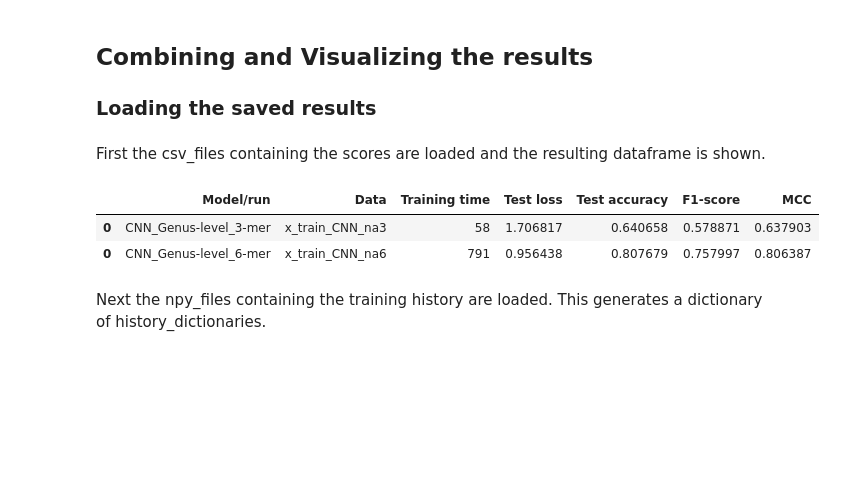
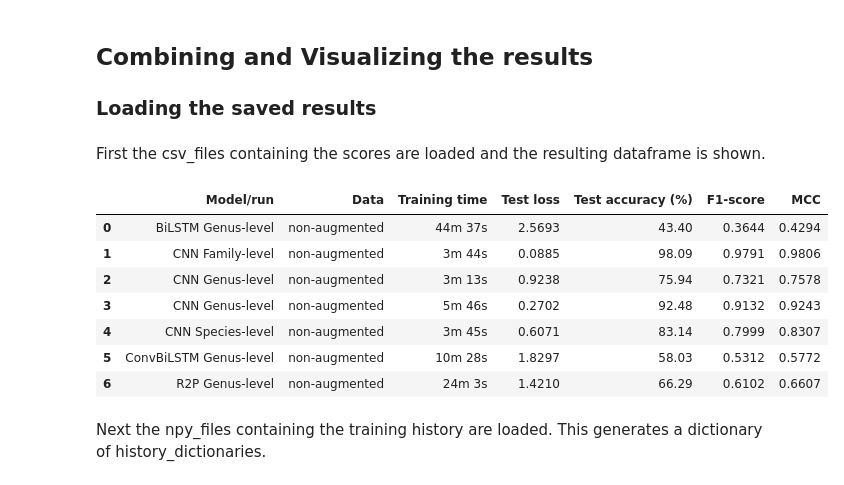
Before and after one commit to Lab-Vankerschaver/16S-ML-models, a Jupyter notebook: models_notebook.ipynb, the cells around one changed output. Cells and saved outputs as stored; diff of their text form; code cells hidden in the pictures; blank space fills up the shorter version.

```diff
--- a/models_notebook.ipynb
+++ b/models_notebook.ipynb
@@ -917,11 +920,58 @@ for filename in files:
 
 # converting content to one data frame
 score_df = pd.concat(content)
-score_df
-# %% [output]
-|  | Model/run | Data | Training time | Test loss | Test accuracy | F1-score | MCC |
-| 0 | CNN_Genus-level_3-mer | x_train_CNN_na3 | 58 | 1.706817 | 0.640658 | 0.578871 | 0.637903 |
-| 0 | CNN_Genus-level_6-mer | x_train_CNN_na6 | 791 | 0.956438 | 0.807679 | 0.757997 | 0.806387 |
+# %%
+# ----------------------------------------------------------------------------------
+# Functions for cleaning the dataframe
+def clean_model_name(cell):
+    name = cell.split('_')
+    if name[1] == 'spe':
+        name[1] = 'Species-level'
+    elif name[1] == 'gen':
+        name[1] = 'Genus-level'
+    else:
+        name[1] = 'Family-level'
+
+    return ' '.join(name[:2])
+
+def clean_data_name(cell):
+    name = cell.split('_')
+    if name[-1][:2] == 'na':
+        name = 'non-augmented'
+    else:
+        name = 'augmented'
+
+    return name
+
+def clean_time(cell):
+    hour = cell // 60
+    mins = cell % 60
+    return str(hour) + 'm ' + str(mins) + 's'
+
+# ----------------------------------------------------------------------------------
+
+# making a copy of the dataframe to clean
+clean_df = score_df.copy().sort_values('Model/run').reset_index().iloc[: , 1:]
+# applying the cleaning functions
+clean_df['Model/run'] = clean_df['Model/run'].apply(lambda x: clean_model_name(x))
+clean_df['Data'] = clean_df['Data'].apply(lambda x: clean_data_name(x))
+clean_df['Training time'] = clean_df['Training time'].apply(lambda x: clean_time(x))
+# rounding the float values
+clean_df[['Test loss', 'Test accuracy', 'F1-score', 'MCC']] = clean_df[['Test loss', 'Test accuracy', 'F1-score', 'MCC']].round(4)
+# converting test accuracy to percentage
+clean_df['Test accuracy'] = clean_df['Test accuracy'].apply(lambda x: x*100)
+clean_df = clean_df.rename(columns={"Test accuracy":"Test accuracy (%)"})
+
+clean_df
+# %% [output]
+|  | Model/run | Data | Training time | Test loss | Test accuracy (%) | F1-score | MCC |
+| 0 | BiLSTM Genus-level | non-augmented | 44m 37s | 2.5693 | 43.40 | 0.3644 | 0.4294 |
+| 1 | CNN Family-level | non-augmented | 3m 44s | 0.0885 | 98.09 | 0.9791 | 0.9806 |
+| 2 | CNN Genus-level | non-augmented | 3m 13s | 0.9238 | 75.94 | 0.7321 | 0.7578 |
+| 3 | CNN Genus-level | non-augmented | 5m 46s | 0.2702 | 92.48 | 0.9132 | 0.9243 |
+| 4 | CNN Species-level | non-augmented | 3m 45s | 0.6071 | 83.14 | 0.7999 | 0.8307 |
+| 5 | ConvBiLSTM Genus-level | non-augmented | 10m 28s | 1.8297 | 58.03 | 0.5312 | 0.5772 |
+| 6 | R2P Genus-level | non-augmented | 24m 3s | 1.4210 | 66.29 | 0.6102 | 0.6607 |
 # %% [markdown]
 Next the npy_files containing the training history are loaded. This generates a dictionary of history_dictionaries.
 # %%
```
Also changed, not shown: parts of 8 cells of this notebook.
